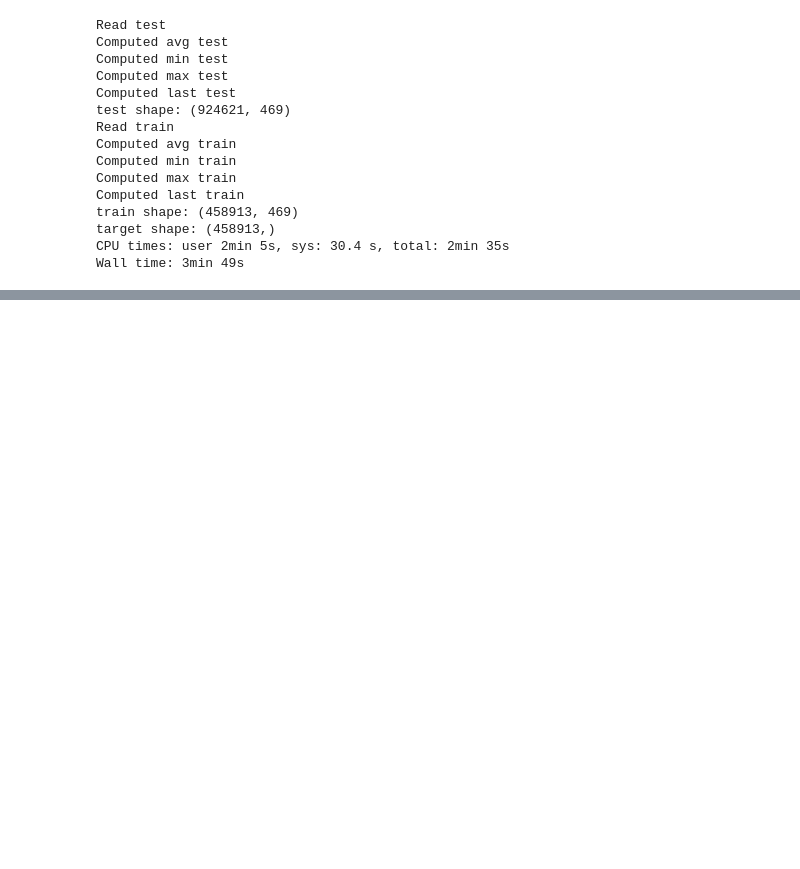
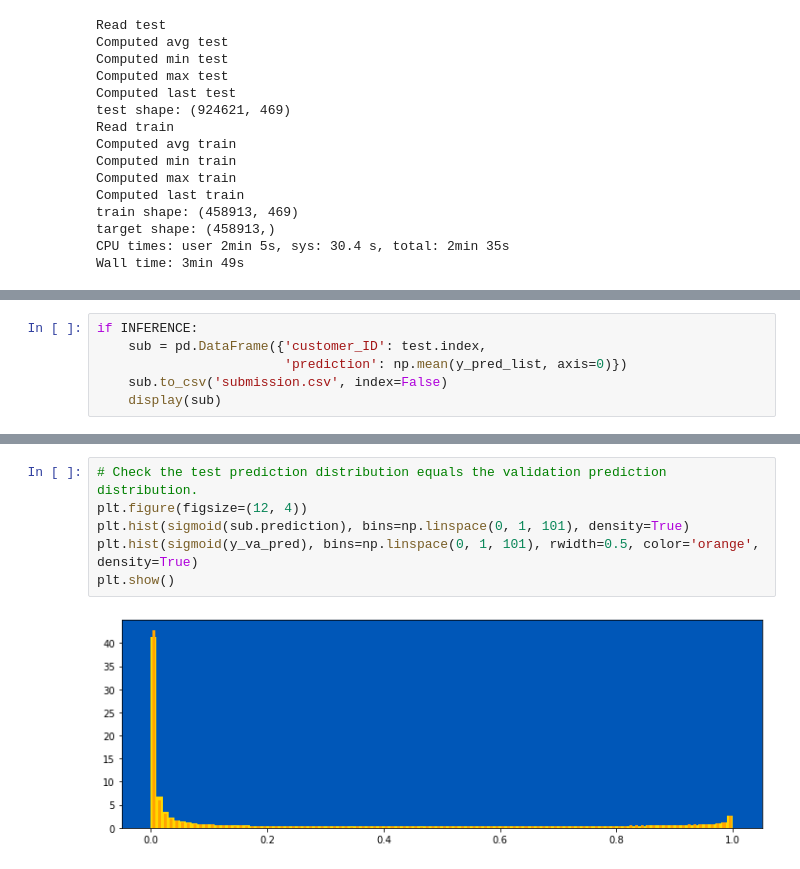
Before and after one commit to YuLim2/Kaggle, a Jupyter notebook: AMEX/amex-data-analysis-in-english.ipynb, the cells around one changed output, grey strips where cells are left out. Drawn from its saved outputs; the diff is of its cells as text; blank space fills up the shorter version.

Commit message:
ADD: Submission that mean of five submissions

```diff
--- a/AMEX/amex-data-analysis-in-english.ipynb
+++ b/AMEX/amex-data-analysis-in-english.ipynb
@@ -468,0 +571,6 @@ Wall time: 3min 49s
+# %%
+if INFERENCE:
+    sub = pd.DataFrame({'customer_ID': test.index,
+                        'prediction': np.mean(y_pred_list, axis=0)})
+    sub.to_csv('submission.csv', index=False)
+    display(sub)
@@ -468,0 +591,8 @@ Wall time: 3min 49s
+# %%
+# Check the test prediction distribution equals the validation prediction distribution.
+plt.figure(figsize=(12, 4))
+plt.hist(sigmoid(sub.prediction), bins=np.linspace(0, 1, 101), density=True)
+plt.hist(sigmoid(y_va_pred), bins=np.linspace(0, 1, 101), rwidth=0.5, color='orange', density=True)
+plt.show()
+# %% [output]
+[figure, added]
```
Also changed, not shown: parts of 7 cells of this notebook.
